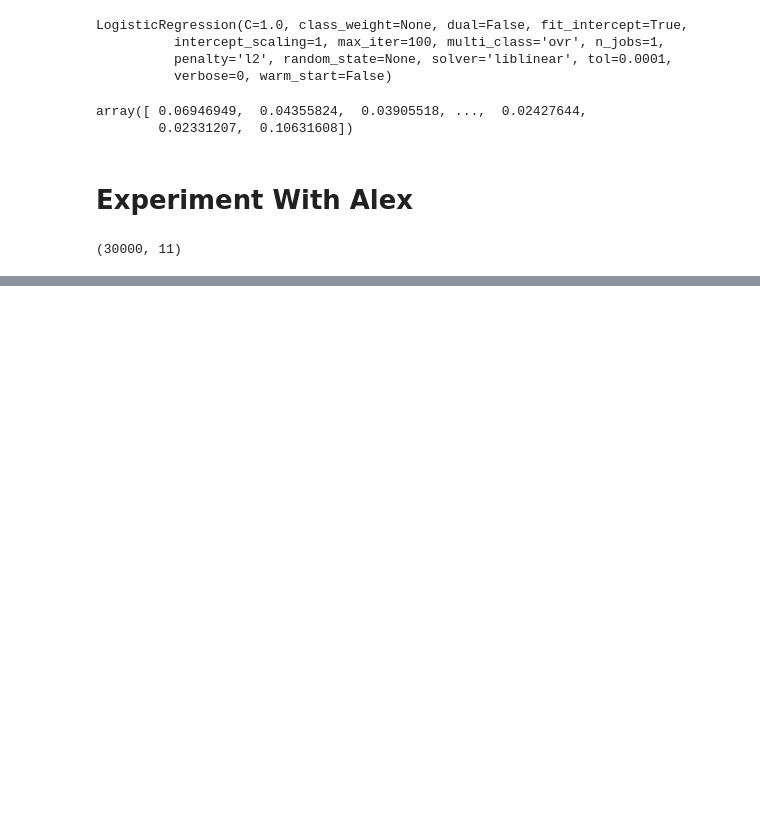
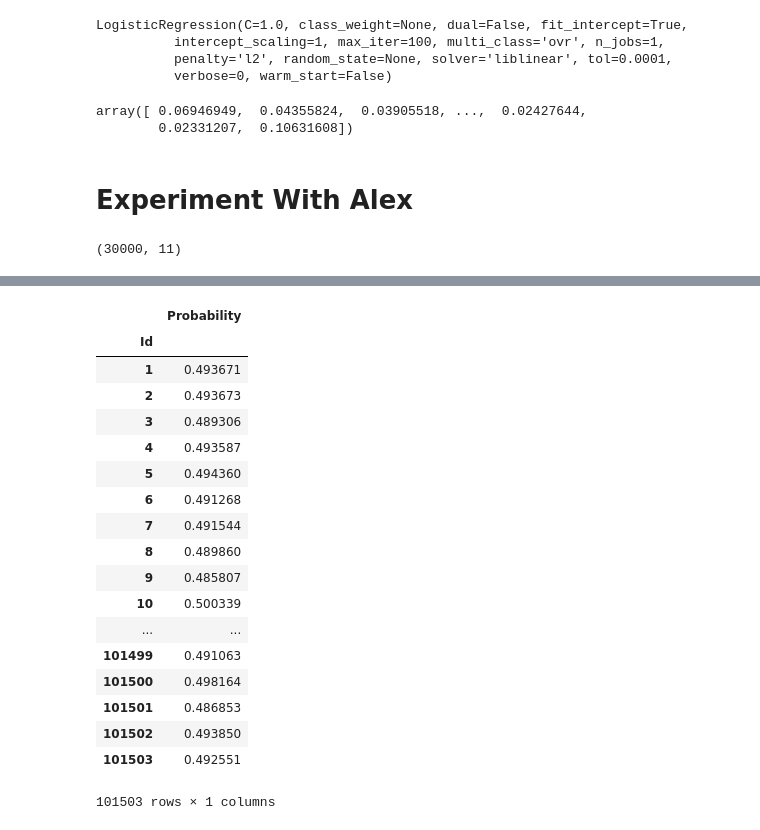
Before and after one commit to soma11soma11/Ecole_Polytechnique_ML, a Jupyter notebook: Day2/give_me_credit.ipynb, the cells around one changed output, grey strips where cells are left out. Drawn from its saved outputs; the diff is of its cells as text; code cells hidden in the pictures; blank space fills up the shorter version.

```diff
--- a/Day2/give_me_credit.ipynb
+++ b/Day2/give_me_credit.ipynb
@@ -388,0 +646,22 @@ min(ypredict_sto[:, 1])
+# %%
+submission2
+# %% [output]
+|  | Probability |
+| Id |  |
+| 1 | 0.493671 |
+| 2 | 0.493673 |
+| 3 | 0.489306 |
+| 4 | 0.493587 |
+| 5 | 0.494360 |
+| 6 | 0.491268 |
+| 7 | 0.491544 |
+| 8 | 0.489860 |
+| 9 | 0.485807 |
+| 10 | 0.500339 |
+| ... | ... |
+| 101499 | 0.491063 |
+| 101500 | 0.498164 |
+| 101501 | 0.486853 |
+| 101502 | 0.493850 |
+| 101503 | 0.492551 |
+101503 rows × 1 columns
```
Also changed, not shown: parts of 21 cells of this notebook, 30 other files.
